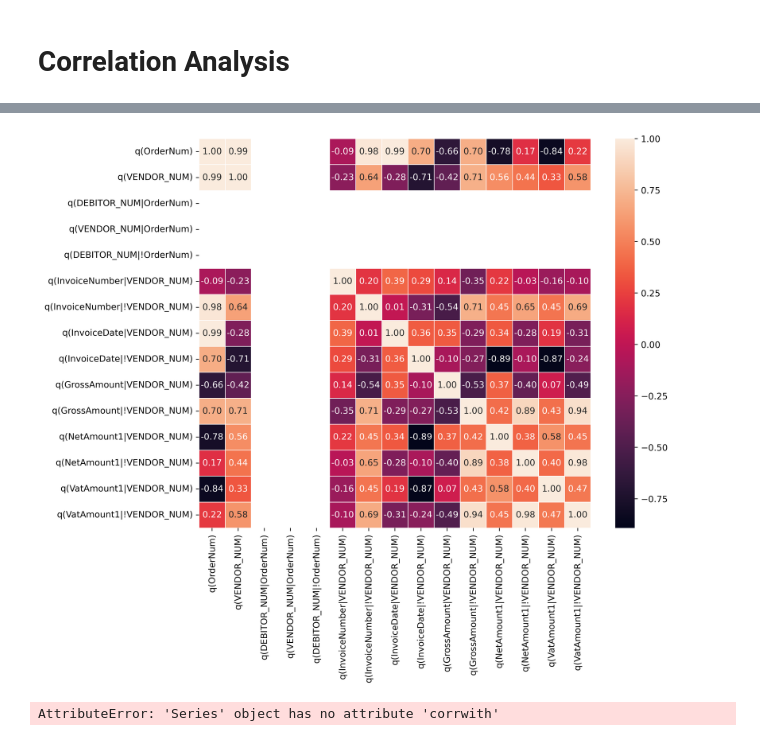
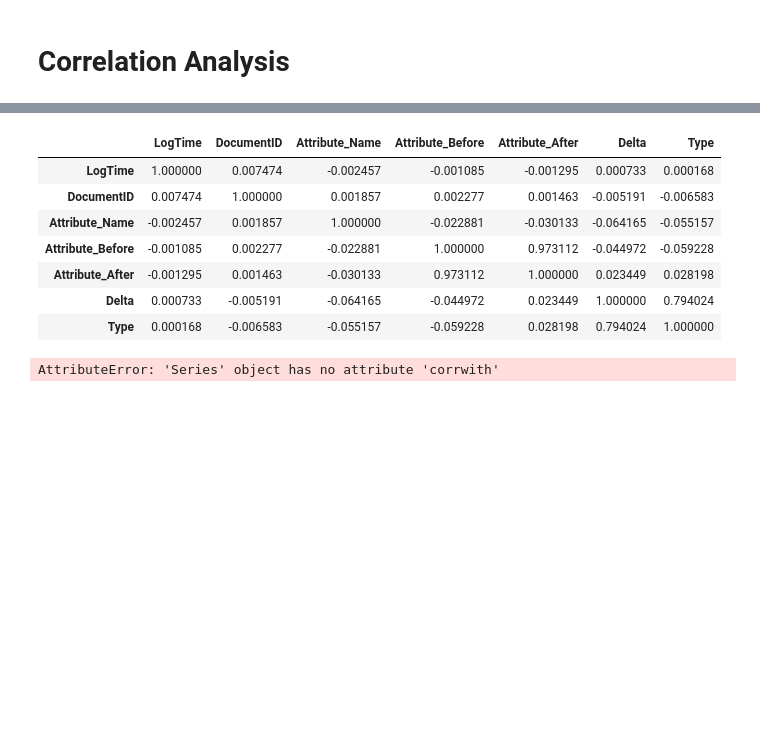
Before and after one commit to FusionShareeza/Masterarbeit, a Jupyter notebook: sqlconnector.ipynb, the cells around one changed output, grey strips where cells are left out. Saved outputs shown, nothing was run; the diff lists cells and outputs as text; code cells hidden in the pictures; blank space fills up the shorter version.

```diff
--- a/sqlconnector.ipynb
+++ b/sqlconnector.ipynb
@@ -608,15 +628,20 @@ def sort_numbers_by_position(df, sollwerte_transposed ,col_name, threshold):
 
     return sorted_numbers, threshold_numbers
 # %%
-df1 = pd.read_csv('data/cclogattributes_T_'+tenant+'.csv', encoding='utf-8')
+startdate = "'2022-12-20 09:44:23.030'"
+enddate = "'2023-04-19 12:28:20.000'"
 
-df_new = filter_df_by_time(df1,'2022-12-20 09:44:23.030','2023-04-19 12:28:20.000')
+df_table_cclogattributes = get_table_data_CCLOG('CCLogAttributes', connect_to_db_better(connection_string= 'classconprocessingger.database.windows.net', database = 'T_'+tenant+'')
+                                           ,""+startdate+"",""+enddate+"")
+df_table_cclogattributes = df_table_cclogattributes.drop(['Zone','LogTime','Attribute_DataType','LogTimeTicks'], axis=1)
+df_table_cclogattributes = df_table_cclogattributes.replace('\n',' ', regex=True)
+df_table_cclogattributes = df_table_cclogattributes.replace('\r',' ', regex=True)
 
 score_card = pd.Series([],dtype=pd.StringDtype())
 sollwerte = pd.read_csv('data/sollwerte.csv', encoding='utf-8')
 sollwerte_transposed = sollwerte.set_index('Unnamed: 0').T
 
-df_results_debitor,df_results_frequency ,dc_sorted_df_debitor = get_data_values_complete_results(tenant, 'DEBITOR_NUM', df_new)
+df_results_debitor,df_results_frequency ,dc_sorted_df_debitor = get_data_values_complete_results(tenant, 'DEBITOR_NUM', df_table_cclogattributes)
 outliers_results = get_outliers(df_results_debitor)
 outliers_results_sorted_debitor = sort_outliers(outliers_results, df_results_frequency)
 outliers_results_debitor_frame = outliers_results_sorted_debitor.to_frame()
@@ -631,6 +656,3 @@ for entry in high_frequency_numbers_debitor:
     sorted_counts_vendor, high_frequency_numbers_vendor = sort_numbers_by_position(outliers_results_vendor_frame, sollwerte_transposed, 0, threshold=3)
     bad_vendors.append(high_frequency_numbers_vendor)
     score_card[entry]  = high_frequency_numbers_vendor
-
-#print(score_card)
-#score_card.to_csv('data/scorecard.csv', index=False, header= True, encoding='utf-8')
@@ -741,10 +721,10 @@ def handle_non_numerical_data_correlation(df):
 
 
 bc = handle_non_numerical_data_correlation(df1)
-
-corr = df_results_debitor.corr(method = 'pearson')
+#display(bc)
+corr = bc.corr(method = 'pearson')
 corr
-plt.figure(figsize=(10,8), dpi =500)
-sns.heatmap(corr,annot=True,fmt=".2f", linewidth=.5)
-plt.show()
+#plt.figure(figsize=(10,8), dpi =500)
+#sns.heatmap(corr,annot=True,fmt=".2f", linewidth=.5)
+#plt.show()
 # %% [output]
@@ -752,4 +731,11 @@ The default value of numeric_only in DataFrame.corr is deprecated. In a future v
-[figure, removed]
+|  | LogTime | DocumentID | Attribute_Name | Attribute_Before | Attribute_After | Delta | Type |
+| LogTime | 1.000000 | 0.007474 | -0.002457 | -0.001085 | -0.001295 | 0.000733 | 0.000168 |
+| DocumentID | 0.007474 | 1.000000 | 0.001857 | 0.002277 | 0.001463 | -0.005191 | -0.006583 |
+| Attribute_Name | -0.002457 | 0.001857 | 1.000000 | -0.022881 | -0.030133 | -0.064165 | -0.055157 |
+| Attribute_Before | -0.001085 | 0.002277 | -0.022881 | 1.000000 | 0.973112 | -0.044972 | -0.059228 |
+| Attribute_After | -0.001295 | 0.001463 | -0.030133 | 0.973112 | 1.000000 | 0.023449 | 0.028198 |
+| Delta | 0.000733 | -0.005191 | -0.064165 | -0.044972 | 0.023449 | 1.000000 | 0.794024 |
+| Type | 0.000168 | -0.006583 | -0.055157 | -0.059228 | 0.028198 | 0.794024 | 1.000000 |
 # %%
 target_attributes = ["Attribute_Name", "Attribute_After"]
 target_df = bc[bc["Attribute_Name"].isin(target_attributes)]
```
Also changed, not shown: parts of 11 cells of this notebook, 1 other file.
